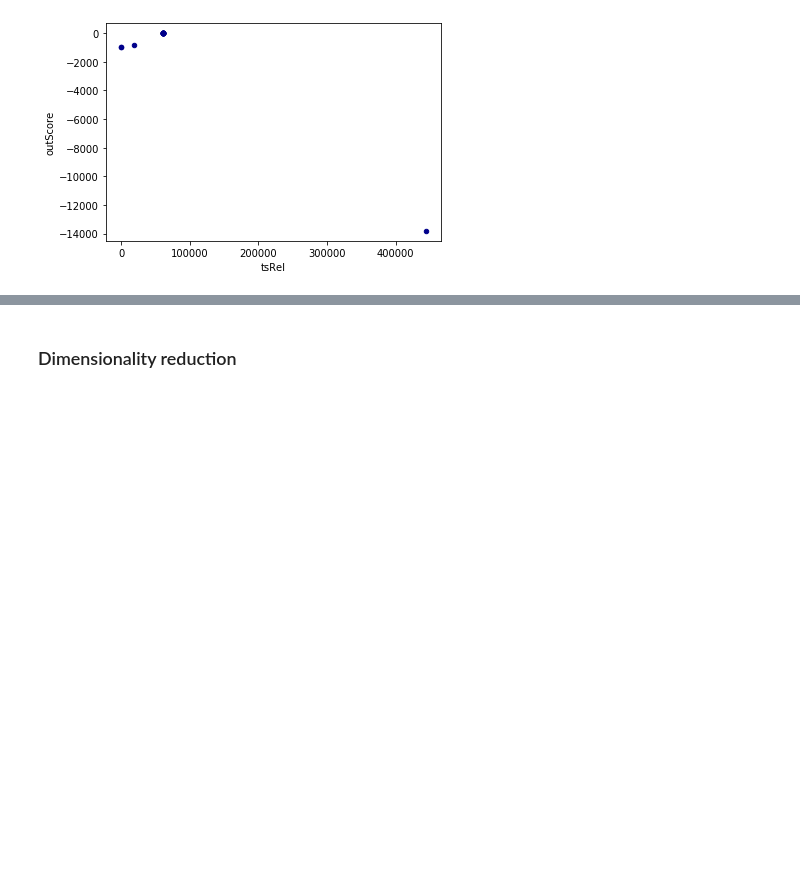
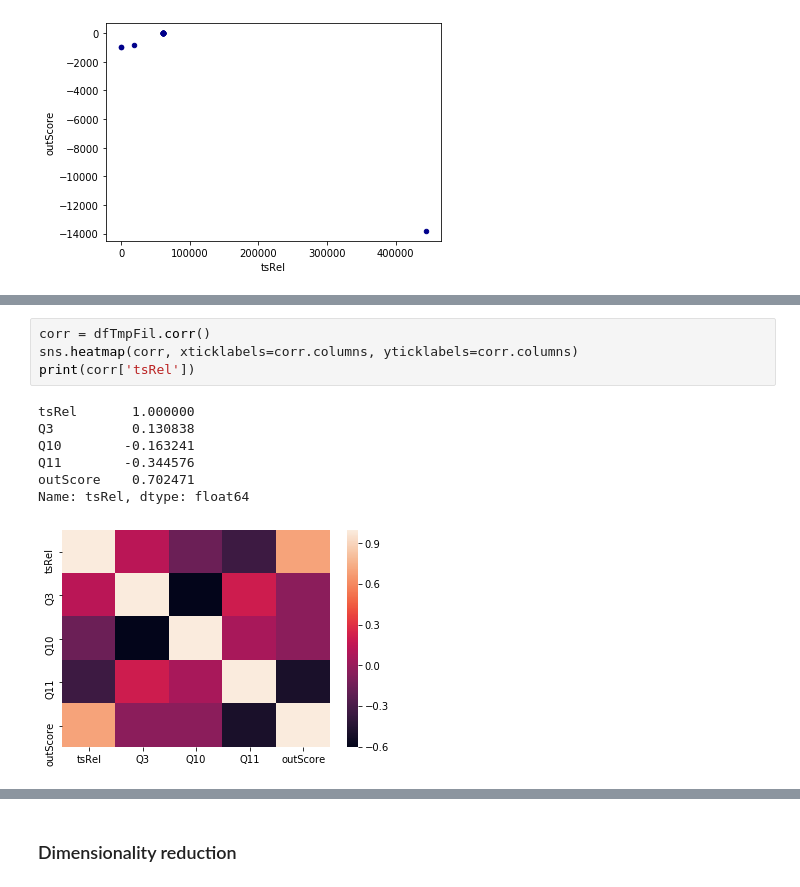
Before and after one commit to asrenninger/Week2, a Jupyter notebook: ml_on_small_data.ipynb, the cells around one changed output, grey strips where cells are left out. Saved outputs shown, nothing was run; the diff lists cells and outputs as text; blank space fills up the shorter version.

```diff
--- a/ml_on_small_data.ipynb
+++ b/ml_on_small_data.ipynb
@@ -312,0 +356,12 @@ dfTmp.plot.scatter(x='tsRel', y='outScore', c='DarkBlue')
+# %%
+corr = dfTmpFil.corr()
+sns.heatmap(corr, xticklabels=corr.columns, yticklabels=corr.columns)
+print(corr['tsRel'])
+# %% [output]
+tsRel       1.000000
+Q3          0.130838
+Q10        -0.163241
+Q11        -0.344576
+outScore    0.702471
+Name: tsRel, dtype: float64
+[figure, added]
```
Also changed, not shown: parts of 50 cells of this notebook, 6 other files.
